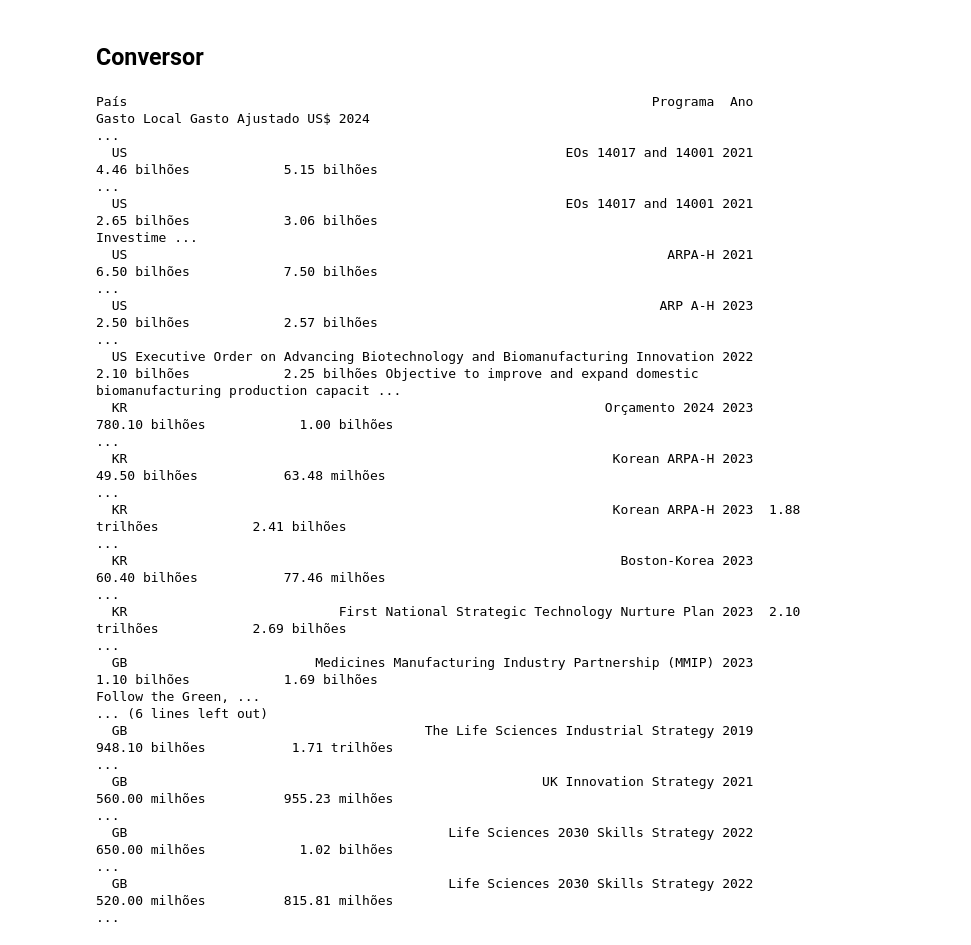
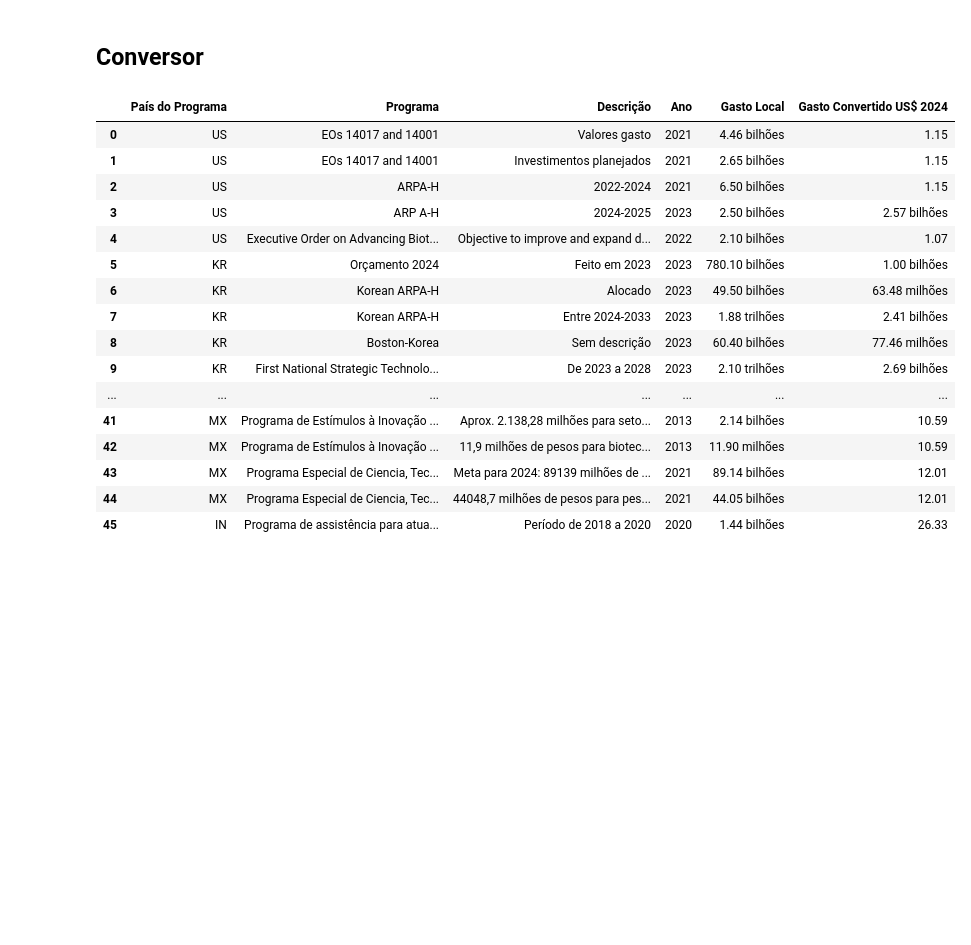
Before and after one commit to arthur-kt/PPP-Intertemporal-Converter, a Jupyter notebook: PPP_converter.ipynb, the cells around one changed output. Cells and saved outputs as stored; diff of their text form; code cells hidden in the pictures; blank space fills up the shorter version.

```diff
--- a/PPP_converter.ipynb
+++ b/PPP_converter.ipynb
@@ -24,7 +24,7 @@ fred = Fred(api_key='11cb1e53b57458acaddd29a16e0efe1b')
 cpi_data = fred.get_series('CPIAUCSL')
 cpi_df = cpi_data.to_frame(name='CPI')
 cpi_df.index = pd.to_datetime(cpi_df.index)
-cpi_df_ano = cpi_df.resample('Y').mean()  # Média anual do CPI
+cpi_df_ano = cpi_df.resample('YE').mean()  # Média anual do CPI
 
 # CPI atual para trazer o valor a 2024
 cpi_atual = cpi_df_ano.loc['2024'].values[0]
@@ -346,29 +696,29 @@ def formatar_valor(valor):
 ## Conversor
 # %%
 # Aplicar a função para cada linha no DataFrame
-df['Gasto_Ajustado_Dolar_2024'] = df.apply(converter_para_dolar_corrente, axis=1)
+df['Gasto_Convertido_Dolar_2024'] = df.apply(converter_para_dolar_corrente, axis=1)
 
 # Aplicar a formatação para as colunas 'Gasto_Local' e 'Gasto_Ajustado_Dolar 2024'
 df['Gasto Local'] = df['Gasto_Local'].apply(formatar_valor)
-df['Gasto Ajustado US$ 2024'] = df['Gasto_Ajustado_Dolar_2024'].apply(formatar_valor)
+df['Gasto Convertido US$ 2024'] = df['Gasto_Convertido_Dolar_2024'].apply(formatar_valor)
 
 # Resultado final
-print(df[['País', 'Programa', 'Ano', 'Gasto Local', 'Gasto Ajustado US$ 2024', 'Descrição']].to_string(index=False))
+df[['País do Programa', 'Programa', 'Descrição', 'Ano', 'Gasto Local', 'Gasto Convertido US$ 2024']]
 # %% [output]
-País                                                                   Programa  Ano    Gasto Local Gasto Ajustado US$ 2024                                                                              ...
-  US                                                        EOs 14017 and 14001 2021   4.46 bilhões            5.15 bilhões                                                                              ...
-  US                                                        EOs 14017 and 14001 2021   2.65 bilhões            3.06 bilhões                                                                    Investime ...
-  US                                                                     ARPA-H 2021   6.50 bilhões            7.50 bilhões                                                                              ...
-  US                                                                    ARP A-H 2023   2.50 bilhões            2.57 bilhões                                                                              ...
-  US Executive Order on Advancing Biotechnology and Biomanufacturing Innovation 2022   2.10 bilhões            2.25 bilhões Objective to improve and expand domestic biomanufacturing production capacit ...
-  KR                                                             Orçamento 2024 2023 780.10 bilhões            1.00 bilhões                                                                              ...
-  KR                                                              Korean ARPA-H 2023  49.50 bilhões           63.48 milhões                                                                              ...
-  KR                                                              Korean ARPA-H 2023  1.88 trilhões            2.41 bilhões                                                                              ...
-  KR                                                               Boston-Korea 2023  60.40 bilhões           77.46 milhões                                                                              ...
-  KR                           First National Strategic Technology Nurture Plan 2023  2.10 trilhões            2.69 bilhões                                                                              ...
-  GB                        Medicines Manufacturing Industry Partnership (MMIP) 2023   1.10 bilhões            1.69 bilhões                                                            Follow the Green, ...
-... (6 lines left out)
-  GB                                      The Life Sciences Industrial Strategy 2019 948.10 bilhões           1.71 trilhões                                                                              ...
-  GB                                                     UK Innovation Strategy 2021 560.00 milhões          955.23 milhões                                                                              ...
-  GB                                         Life Sciences 2030 Skills Strategy 2022 650.00 milhões            1.02 bilhões                                                                              ...
-  GB                                         Life Sciences 2030 Skills Strategy 2022 520.00 milhões          815.81 milhões                                                                              ...
+|  | País do Programa | Programa | Descrição | Ano | Gasto Local | Gasto Convertido US$ 2024 |
+| 0 | US | EOs 14017 and 14001 | Valores gasto | 2021 | 4.46 bilhões | 1.15 |
+| 1 | US | EOs 14017 and 14001 | Investimentos planejados | 2021 | 2.65 bilhões | 1.15 |
+| 2 | US | ARPA-H | 2022-2024 | 2021 | 6.50 bilhões | 1.15 |
+| 3 | US | ARP A-H | 2024-2025 | 2023 | 2.50 bilhões | 2.57 bilhões |
+| 4 | US | Executive Order on Advancing Biot... | Objective to improve and expand d... | 2022 | 2.10 bilhões | 1.07 |
+| 5 | KR | Orçamento 2024 | Feito em 2023 | 2023 | 780.10 bilhões | 1.00 bilhões |
+| 6 | KR | Korean ARPA-H | Alocado | 2023 | 49.50 bilhões | 63.48 milhões |
+| 7 | KR | Korean ARPA-H | Entre 2024-2033 | 2023 | 1.88 trilhões | 2.41 bilhões |
+| 8 | KR | Boston-Korea | Sem descrição | 2023 | 60.40 bilhões | 77.46 milhões |
+| 9 | KR | First National Strategic Technolo... | De 2023 a 2028 | 2023 | 2.10 trilhões | 2.69 bilhões |
+| ... | ... | ... | ... | ... | ... | ... |
+| 41 | MX | Programa de Estímulos à Inovação ... | Aprox. 2.138,28 milhões para seto... | 2013 | 2.14 bilhões | 10.59 |
+| 42 | MX | Programa de Estímulos à Inovação ... | 11,9 milhões de pesos para biotec... | 2013 | 11.90 milhões | 10.59 |
+| 43 | MX | Programa Especial de Ciencia, Tec... | Meta para 2024: 89139 milhões de ... | 2021 | 89.14 bilhões | 12.01 |
+| 44 | MX | Programa Especial de Ciencia, Tec... | 44048,7 milhões de pesos para pes... | 2021 | 44.05 bilhões | 12.01 |
+| 45 | IN | Programa de assistência para atua... | Período de 2018 a 2020 | 2020 | 1.44 bilhões | 26.33 |
```
Also changed, not shown: parts of 4 cells of this notebook.
